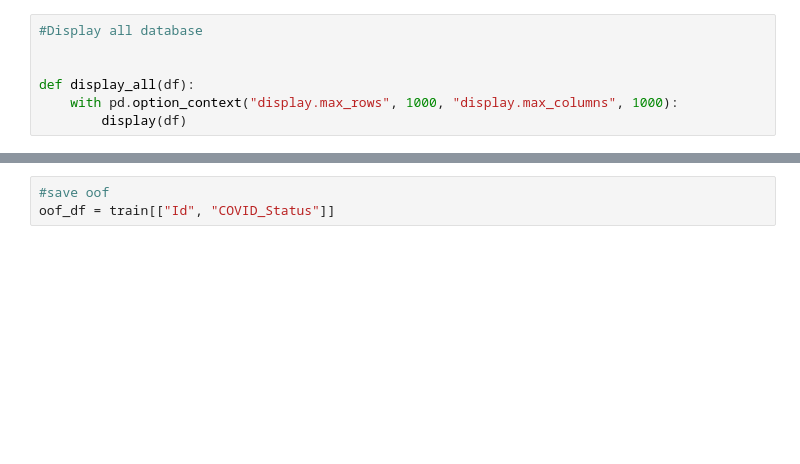
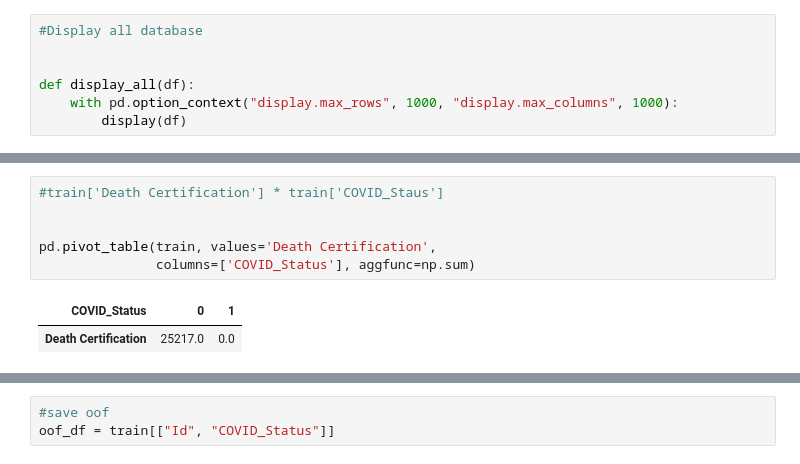
Before and after one commit to msmelguizo/Covid19_FDA, a Jupyter notebook: COVID/LightGBM.ipynb, the cells around one changed output, grey strips where cells are left out. Drawn from its saved outputs; the diff is of its cells as text; blank space fills up the shorter version.

```diff
--- a/COVID/LightGBM.ipynb
+++ b/COVID/LightGBM.ipynb
@@ -36,3 +58,12 @@ def display_all(df):
+# %%
+#train['Death Certification'] * train['COVID_Staus']
+
+
+pd.pivot_table(train, values='Death Certification',
+               columns=['COVID_Status'], aggfunc=np.sum)
+# %% [output]
+| COVID_Status | 0 | 1 |
+| Death Certification | 25217.0 | 0.0 |
 # %%
 display_all(train.describe())
 # %% [output]
```
Also changed, not shown: parts of 42 cells of this notebook, 40 other files.
